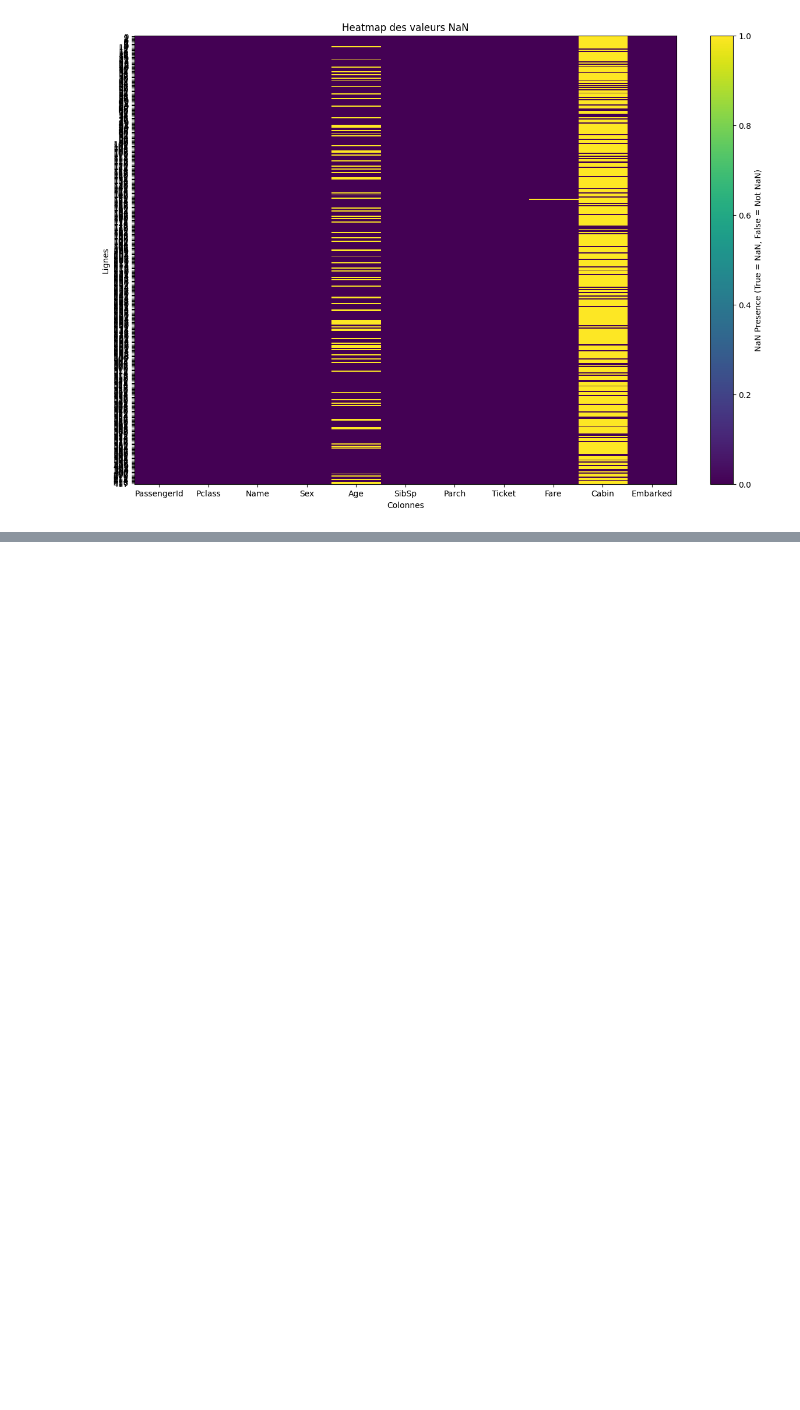
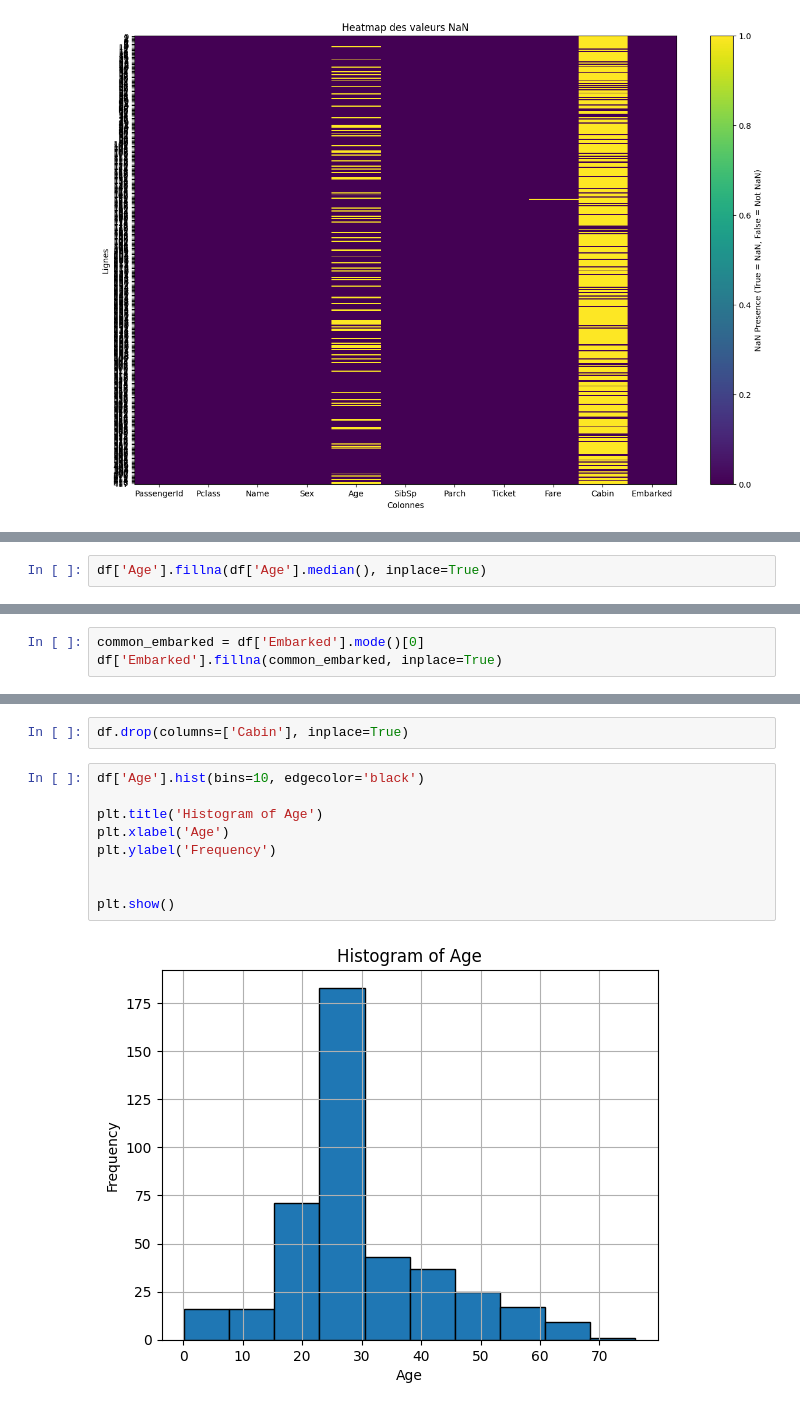
Before and after one commit to Lylyss97x/MachineLearning, a Jupyter notebook: LogisticRegression/regLogistic.ipynb, the cells around one changed output, grey strips where cells are left out. Saved outputs shown, nothing was run; the diff lists cells and outputs as text; blank space fills up the shorter version.

```diff
--- a/LogisticRegression/regLogistic.ipynb
+++ b/LogisticRegression/regLogistic.ipynb
@@ -54,0 +100,2 @@ plt.show()
+# %%
+df['Age'].fillna(df['Age'].median(), inplace=True)
@@ -54,0 +109,3 @@ plt.show()
+# %%
+common_embarked = df['Embarked'].mode()[0]
+df['Embarked'].fillna(common_embarked, inplace=True)
@@ -54,0 +119,13 @@ plt.show()
+# %%
+df.drop(columns=['Cabin'], inplace=True)
+# %%
+df['Age'].hist(bins=10, edgecolor='black')
+
+plt.title('Histogram of Age')
+plt.xlabel('Age')
+plt.ylabel('Frequency')
+
+
+plt.show()
+# %% [output]
+[figure, added]
```
Also changed, not shown: parts of 8 cells of this notebook.
